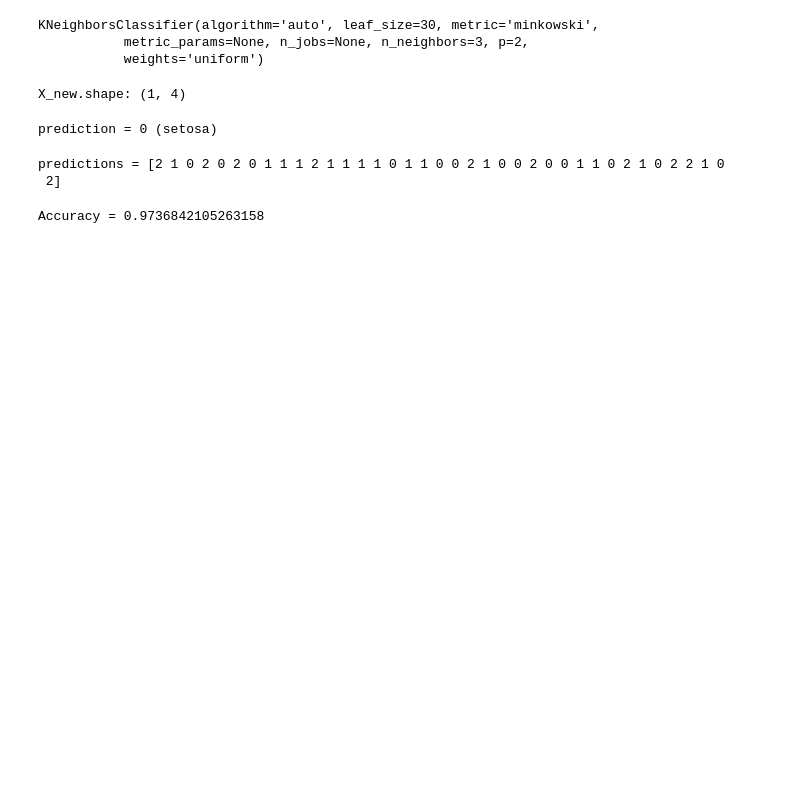
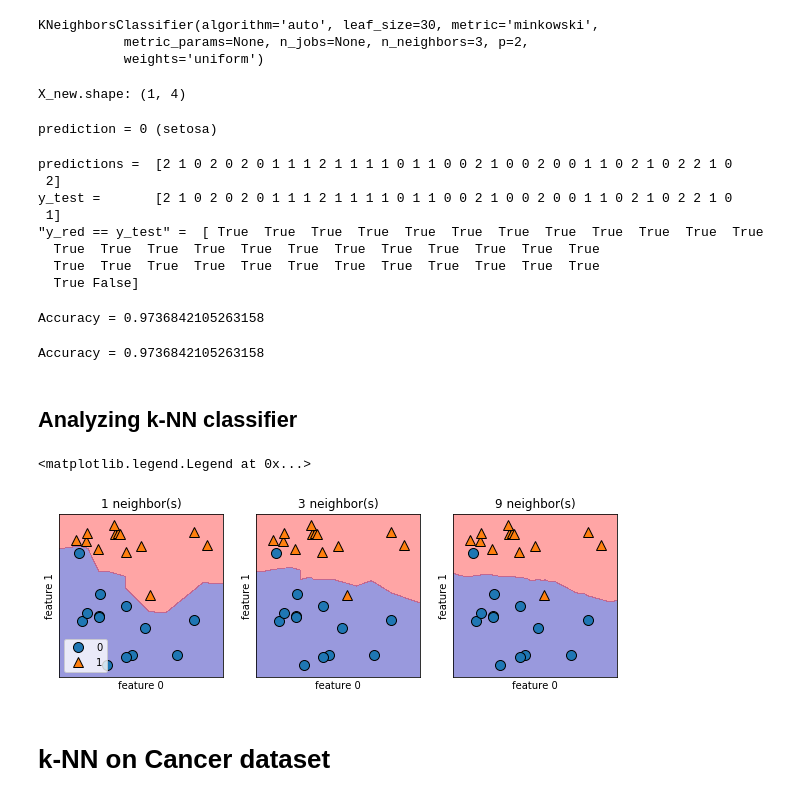
Before and after one commit to callee2006/MachineLearning, a Jupyter notebook: kNN_IRIS.ipynb, the cells around one changed output. Cells and saved outputs as stored; diff of their text form; code cells hidden in the pictures; blank space fills up the shorter version.

```diff
--- a/kNN_IRIS.ipynb
+++ b/kNN_IRIS.ipynb
@@ -180,10 +223,19 @@ print("prediction = {} ({})".format(prediction.squeeze(), iris_dataset.target_na
 prediction = 0 (setosa)
 # %%
 y_pred = knn.predict(X_test)
-print("predictions = {}".format(y_pred))
+print("predictions = ", y_pred)
+
+print("y_test =      ", y_test)      # for comparison
+print("\"y_red == y_test\" = ", y_pred == y_test)
 # %% [output]
-predictions = [2 1 0 2 0 2 0 1 1 1 2 1 1 1 1 0 1 1 0 0 2 1 0 0 2 0 0 1 1 0 2 1 0 2 2 1 0
+predictions =  [2 1 0 2 0 2 0 1 1 1 2 1 1 1 1 0 1 1 0 0 2 1 0 0 2 0 0 1 1 0 2 1 0 2 2 1 0
  2]
+y_test =       [2 1 0 2 0 2 0 1 1 1 2 1 1 1 1 0 1 1 0 0 2 1 0 0 2 0 0 1 1 0 2 1 0 2 2 1 0
+ 1]
+"y_red == y_test" =  [ True  True  True  True  True  True  True  True  True  True  True  True
+  True  True  True  True  True  True  True  True  True  True  True  True
+  True  True  True  True  True  True  True  True  True  True  True  True
+  True False]
 # %%
 score = np.mean(y_pred == y_test)
 print("Accuracy = {}".format(score))
@@ -193,2 +242,30 @@ print("Accuracy = {}".format(score))
 # %% [output]
 Accuracy = 0.9736842105263158
+# %%
+# or simply
+print("Accuracy = {}".format(knn.score(X_test, y_test)))
+# %% [output]
+Accuracy = 0.9736842105263158
+# %% [markdown]
+## Analyzing k-NN classifier
+# %%
+X, y = mglearn.datasets.make_forge()
+
+fig, axes = plt.subplots(1, 3, figsize=(10, 3))
+
+for n_neighbors, ax in zip([1, 3, 9], axes):
+  # the fit method returns the object self, so we can instantiate
+  # and fit in one line
+  clf = KNeighborsClassifier(n_neighbors=n_neighbors).fit(X, y)
+  mglearn.plots.plot_2d_separator(clf, X, fill=True, eps=0.5, ax=ax, alpha=.4)
+  mglearn.discrete_scatter(X[:, 0], X[:, 1], y, ax=ax)
+  ax.set_title("{} neighbor(s)".format(n_neighbors))
+  ax.set_xlabel("feature 0")
+  ax.set_ylabel("feature 1")
+
+axes[0].legend(loc=3)
+# %% [output]
+<matplotlib.legend.Legend at 0x...>
+[figure, added]
+# %% [markdown]
+# k-NN on Cancer dataset
```
Also changed, not shown: parts of 22 cells of this notebook.
